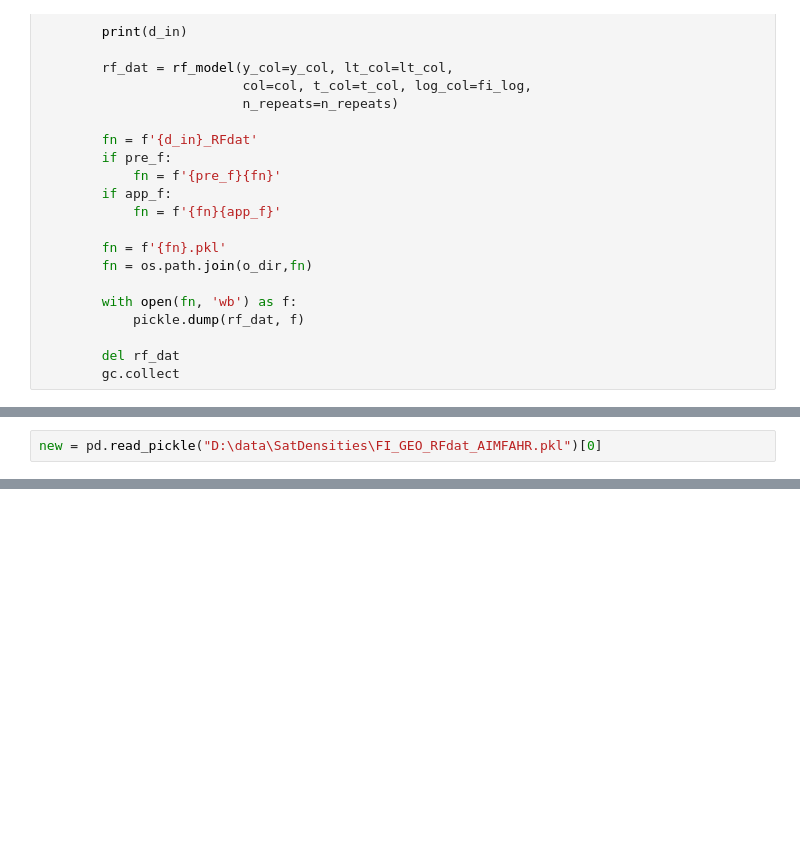
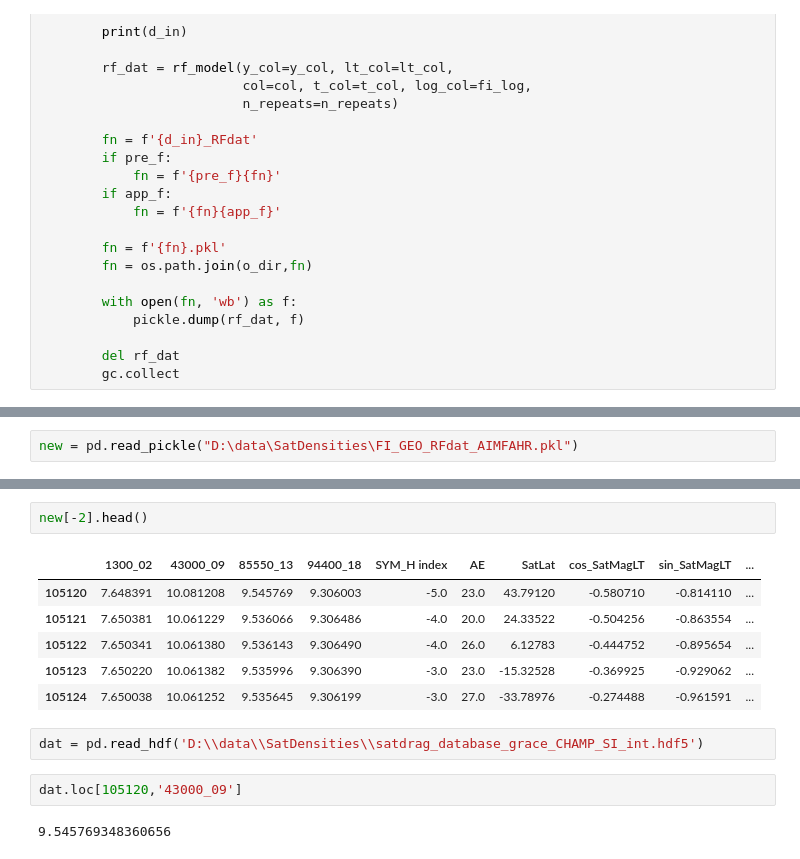
Before and after one commit to kylermurphy/SatDrag, a Jupyter notebook: Notebooks/RF_model.ipynb, the cells around one changed output, grey strips where cells are left out. Drawn from its saved outputs; the diff is of its cells as text; blank space fills up the shorter version.

```diff
--- a/Notebooks/RF_model.ipynb
+++ b/Notebooks/RF_model.ipynb
@@ -230,3 +236,3 @@ Time consumed in working:  627.7768883705139
 # %%
-new = pd.read_pickle("D:\data\SatDensities\FI_GEO_RFdat_AIMFAHR.pkl")[0]
+new = pd.read_pickle("D:\data\SatDensities\FI_GEO_RFdat_AIMFAHR.pkl")
 # %%
@@ -236,0 +252,15 @@ new.__sklearn_clone__
+# %%
+new[-2].head()
+# %% [output]
+|  | 1300_02 | 43000_09 | 85550_13 | 94400_18 | SYM_H index | AE | SatLat | cos_SatMagLT | sin_SatMagLT | ... |
+| 105120 | 7.648391 | 10.081208 | 9.545769 | 9.306003 | -5.0 | 23.0 | 43.79120 | -0.580710 | -0.814110 | ... |
+| 105121 | 7.650381 | 10.061229 | 9.536066 | 9.306486 | -4.0 | 20.0 | 24.33522 | -0.504256 | -0.863554 | ... |
+| 105122 | 7.650341 | 10.061380 | 9.536143 | 9.306490 | -4.0 | 26.0 | 6.12783 | -0.444752 | -0.895654 | ... |
+| 105123 | 7.650220 | 10.061382 | 9.535996 | 9.306390 | -3.0 | 23.0 | -15.32528 | -0.369925 | -0.929062 | ... |
+| 105124 | 7.650038 | 10.061252 | 9.535645 | 9.306199 | -3.0 | 27.0 | -33.78976 | -0.274488 | -0.961591 | ... |
+# %%
+dat = pd.read_hdf('D:\\data\\SatDensities\\satdrag_database_grace_CHAMP_SI_int.hdf5')
+# %%
+dat.loc[105120,'43000_09']
+# %% [output]
+9.545769348360656
```
Also changed, not shown: parts of 15 cells of this notebook.
